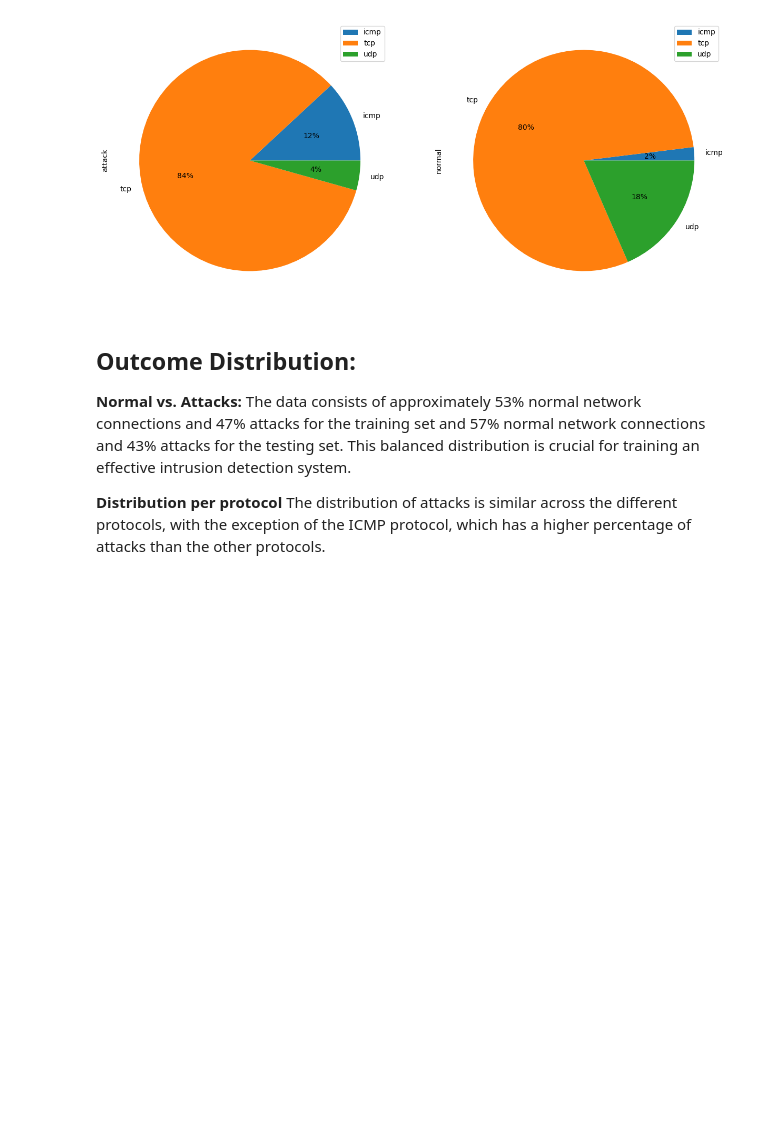
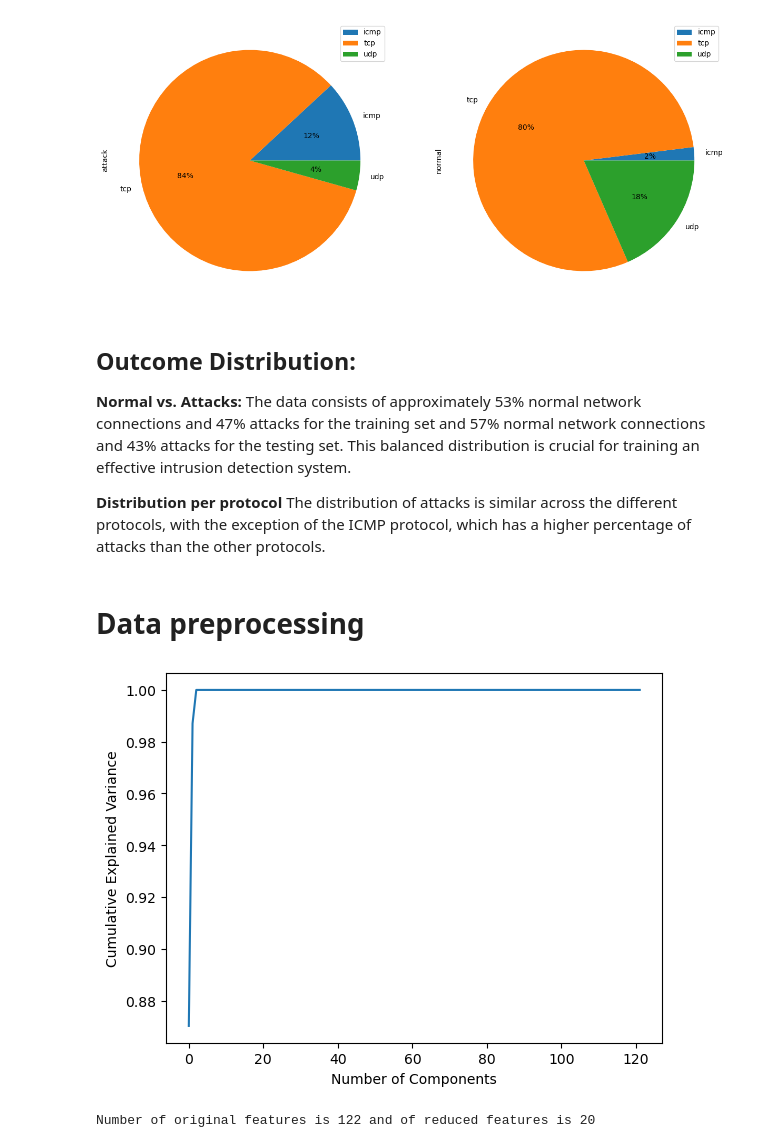
Before and after one commit to GitKharbouch/IntrusionDetectionSystem, a Jupyter notebook: Data_Exploration.ipynb, the cells around one changed output. Cells and saved outputs as stored; diff of their text form; code cells hidden in the pictures; blank space fills up the shorter version.

Commit message:
Added preprocessing steps into ipynb and readme

```diff
--- a/Data_Exploration.ipynb
+++ b/Data_Exploration.ipynb
@@ -286,3 +289,72 @@ merged_pie_plot(KDDtrain_df)
 **Normal vs. Attacks:** The data consists of approximately 53% normal network connections and 47% attacks for the training set and 57% normal network connections and 43% attacks for the testing set. This balanced distribution is crucial for training an effective intrusion detection system.
 
 **Distribution per protocol**  The distribution of attacks is similar across the different protocols, with the exception of the ICMP protocol, which has a higher percentage of attacks than the other protocols.
+# %% [markdown]
+# Data preprocessing
+# %%
+# Scaler function
+
+def Scaling(df_num, cols):
+    std_scaler = RobustScaler()     #We used robust for it's resilience to outliers and preservation of outlier information
+    std_scaler_temp = std_scaler.fit_transform(df_num)
+    std_df = pd.DataFrame(std_scaler_temp, columns =cols)
+    return std_df
+# %%
+# Preprocessing function
+
+cat_cols = ['is_host_login','protocol_type','service','flag','land', 'logged_in','is_guest_login', 'level', 'outcome'] # catergorical columns
+def preprocess(dataframe):
+    df_num = dataframe.drop(cat_cols, axis=1)   # leaving only numeric data before scaling
+    num_cols = df_num.columns
+    scaled_df = Scaling(df_num, num_cols)
+
+    dataframe.drop(labels=num_cols, axis="columns", inplace=True)
+    dataframe[num_cols] = scaled_df[num_cols]
+
+    dataframe.loc[dataframe['outcome'] == "normal", "outcome"] = 0  # outcome label 0 for normal network activity
+    dataframe.loc[dataframe['outcome'] != 0, "outcome"] = 1 # outcome label 1 for attack or suspicious activity
+
+    dataframe = pd.get_dummies(dataframe, columns = ['protocol_type', 'service', 'flag']) # One hot encoding the non numeric categorical data
+    return dataframe
+# One-hot encoding creates binary columns for each category within the categorical variables, expanding the dataset.
+# We will later use PCA (Principal Component Analysis) for dimensionality reduction.
+# %%
+scaled_train = preprocess(KDDtrain_df)
+# %%
+# Explained variance ratio to determine number of components to keep
+
+x = scaled_train.drop(['outcome', 'level'] , axis = 1).values
+y = scaled_train['outcome'].values
+y_reg = scaled_train['level'].values
+
+pca = PCA()
+pca.fit(x)
+cumulative_explained_variance = np.cumsum(pca.explained_variance_ratio_)
+plt.plot(cumulative_explained_variance)
+plt.xlabel('Number of Components')
+plt.ylabel('Cumulative Explained Variance')
+plt.show()
+# We can see that 20 components explain more than 90% of the variance in the data. We will use 20 components for our model.
+# %% [output]
+[figure, added]
+# %%
+# Dimensionality reduction
+
+x = scaled_train.drop(['outcome', 'level'] , axis = 1).values
+y = scaled_train['outcome'].values
+y_reg = scaled_train['level'].values
+
+
+# Principal Component Analysis
+pca = PCA(n_components=20)
+pca = pca.fit(x)
+x_reduced = pca.transform(x)
+print("Number of original features is {} and of reduced features is {}".format(x.shape[1], x_reduced.shape[1]))
+
+# Data splitting
+y = y.astype('int') # Target needs to be an integer
+x_train, x_test, y_train, y_test = train_test_split(x, y, test_size=0.2, random_state=42)
+x_train_reduced, x_test_reduced, y_train_reduced, y_test_reduced = train_test_split(x_reduced, y, test_size=0.2, random_state=42)
+x_train_reg, x_test_reg, y_train_reg, y_test_reg = train_test_split(x, y_reg, test_size=0.2, random_state=42)
+# %% [output]
+Number of original features is 122 and of reduced features is 20
```
Also changed, not shown: parts of 1 cell of this notebook, 1 other file.
